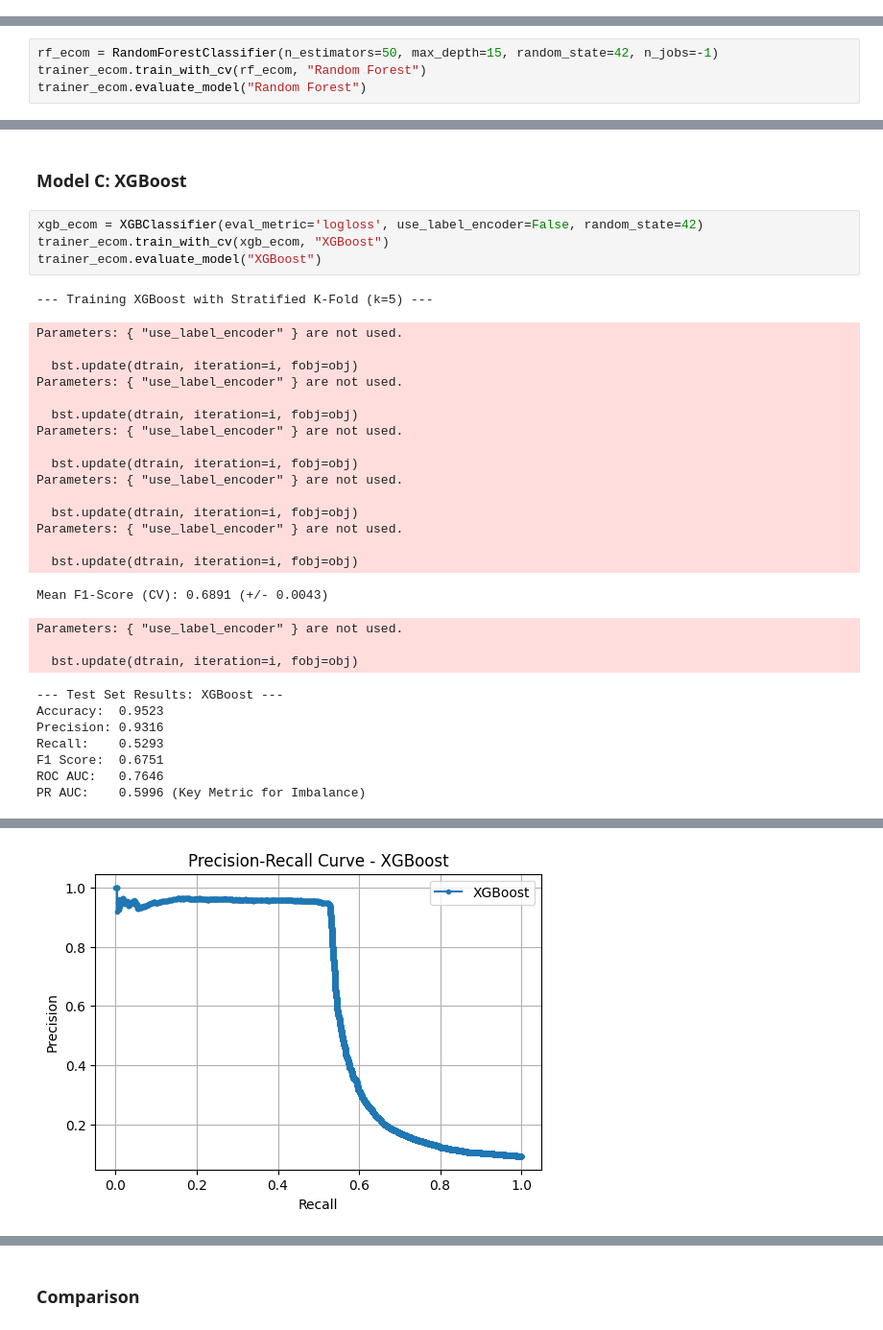
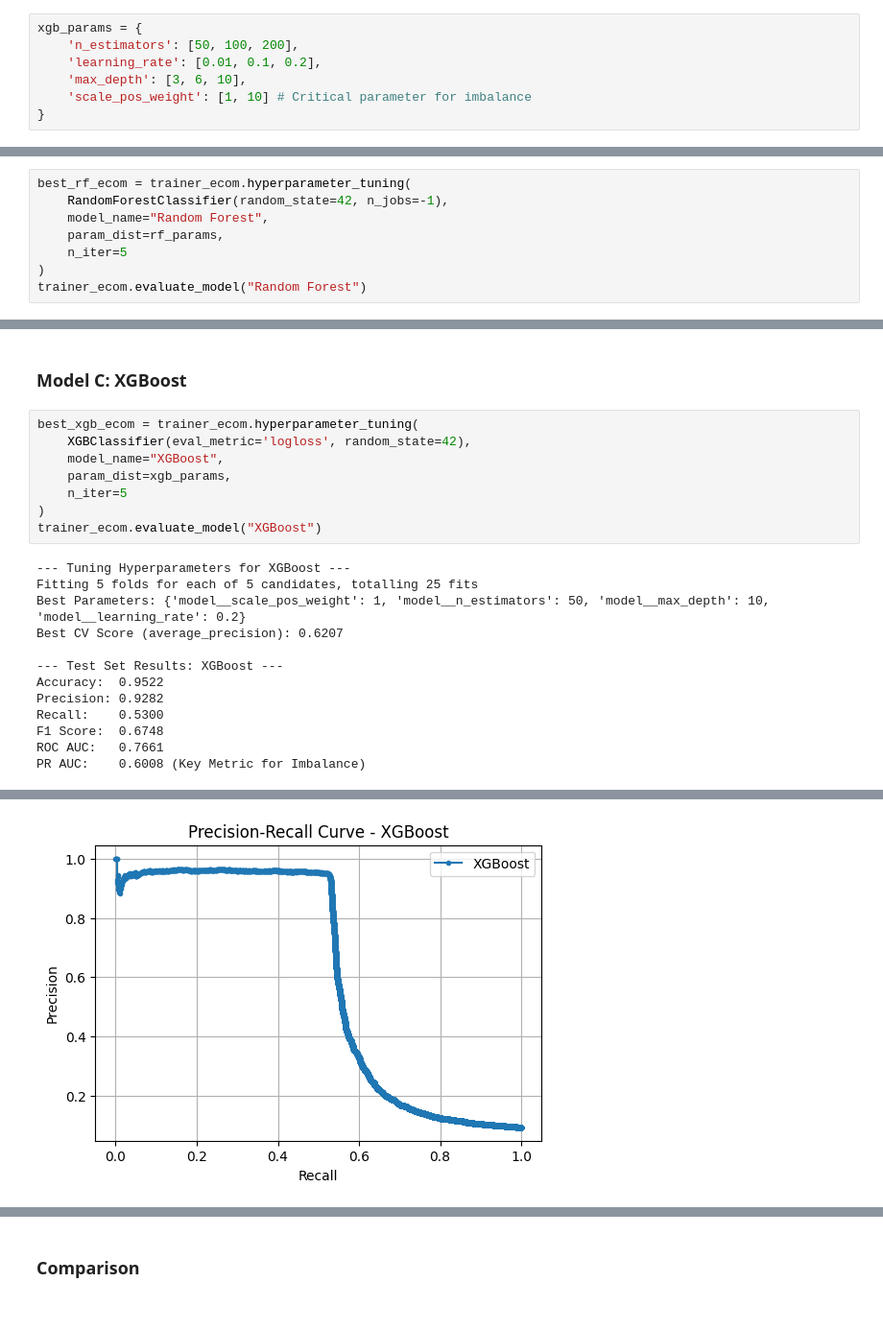
Before and after one commit to binia01/Fraud-detection, a Jupyter notebook: notebooks/modeling.ipynb, the cells around one changed output, grey strips where cells are left out. Shown at 96% size. Saved outputs shown, nothing was run; the diff lists cells and outputs as text.

```diff
--- a/notebooks/modeling.ipynb
+++ b/notebooks/modeling.ipynb
@@ -70,3 +91,10 @@ PR AUC:    0.7688 (Key Metric for Imbalance)
 # %% [markdown]
 ### Model C: XGBoost (Gradient Boosting)
+# %%
+xgb_params = {
+    'n_estimators': [50, 100, 200],
+    'learning_rate': [0.01, 0.1, 0.2],
+    'max_depth': [3, 6, 10],
+    'scale_pos_weight': [1, 10] # Critical parameter for imbalance
+}
 # %%
@@ -157,7 +180,11 @@ PR AUC:    0.3605 (Key Metric for Imbalance)
 # %% [markdown]
 ### Model B: Random Forest
 # %%
-rf_ecom = RandomForestClassifier(n_estimators=50, max_depth=15, random_state=42, n_jobs=-1)
-trainer_ecom.train_with_cv(rf_ecom, "Random Forest")
+best_rf_ecom = trainer_ecom.hyperparameter_tuning(
+    RandomForestClassifier(random_state=42, n_jobs=-1),
+    model_name="Random Forest",
+    param_dist=rf_params,
+    n_iter=5
+)
 trainer_ecom.evaluate_model("Random Forest")
 # %% [output]
@@ -176,36 +209,25 @@ PR AUC:    0.6218 (Key Metric for Imbalance)
 # %% [markdown]
 ### Model C: XGBoost
 # %%
-xgb_ecom = XGBClassifier(eval_metric='logloss', use_label_encoder=False, random_state=42)
-trainer_ecom.train_with_cv(xgb_ecom, "XGBoost")
+best_xgb_ecom = trainer_ecom.hyperparameter_tuning(
+    XGBClassifier(eval_metric='logloss', random_state=42),
+    model_name="XGBoost",
+    param_dist=xgb_params,
+    n_iter=5
+)
 trainer_ecom.evaluate_model("XGBoost")
 # %% [output]
---- Training XGBoost with Stratified K-Fold (k=5) ---
+--- Tuning Hyperparameters for XGBoost ---
+Fitting 5 folds for each of 5 candidates, totalling 25 fits
+Best Parameters: {'model__scale_pos_weight': 1, 'model__n_estimators': 50, 'model__max_depth': 10, 'model__learning_rate': 0.2}
+Best CV Score (average_precision): 0.6207
+
+--- Test Set Results: XGBoost ---
+Accuracy:  0.9522
+Precision: 0.9282
+Recall:    0.5300
+F1 Score:  0.6748
+ROC AUC:   0.7661
+PR AUC:    0.6008 (Key Metric for Imbalance)
-Parameters: { "use_label_encoder" } are not used.
-
-  bst.update(dtrain, iteration=i, fobj=obj)
-Parameters: { "use_label_encoder" } are not used.
-
-  bst.update(dtrain, iteration=i, fobj=obj)
-Parameters: { "use_label_encoder" } are not used.
-
-  bst.update(dtrain, iteration=i, fobj=obj)
-Parameters: { "use_label_encoder" } are not used.
-
-  bst.update(dtrain, iteration=i, fobj=obj)
-Parameters: { "use_label_encoder" } are not used.
-
-  bst.update(dtrain, iteration=i, fobj=obj)
-Mean F1-Score (CV): 0.6891 (+/- 0.0043)
-Parameters: { "use_label_encoder" } are not used.
-
-  bst.update(dtrain, iteration=i, fobj=obj)
---- Test Set Results: XGBoost ---
-Accuracy:  0.9523
-Precision: 0.9316
-Recall:    0.5293
-F1 Score:  0.6751
-ROC AUC:   0.7646
-PR AUC:    0.5996 (Key Metric for Imbalance)
 [figure]
-[figure, old version]
+[figure, new version]
```
Also changed, not shown: parts of 12 cells of this notebook.
